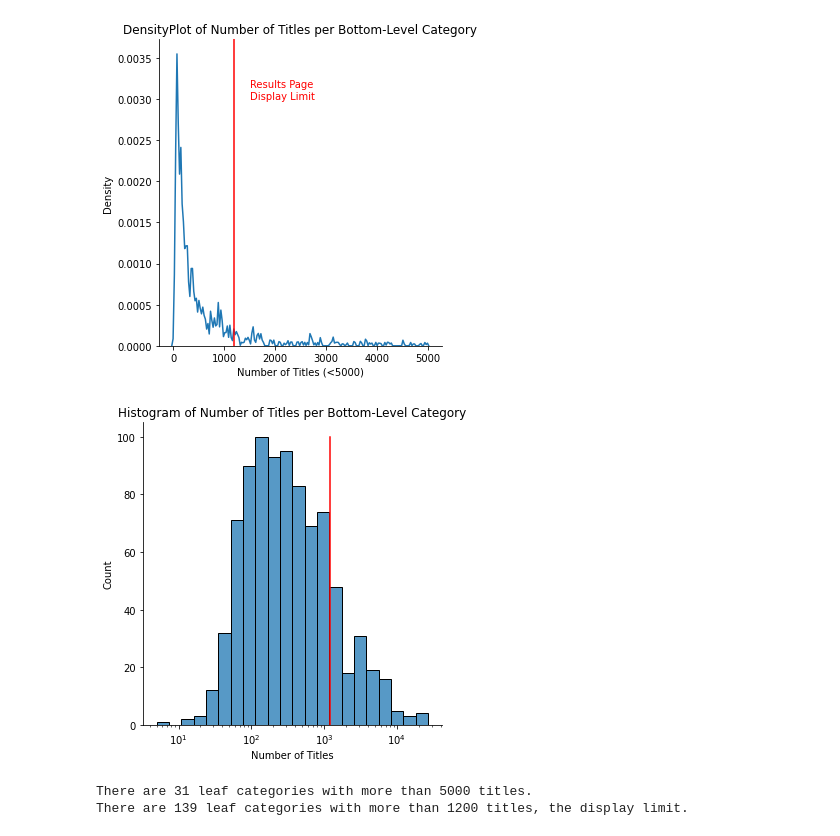
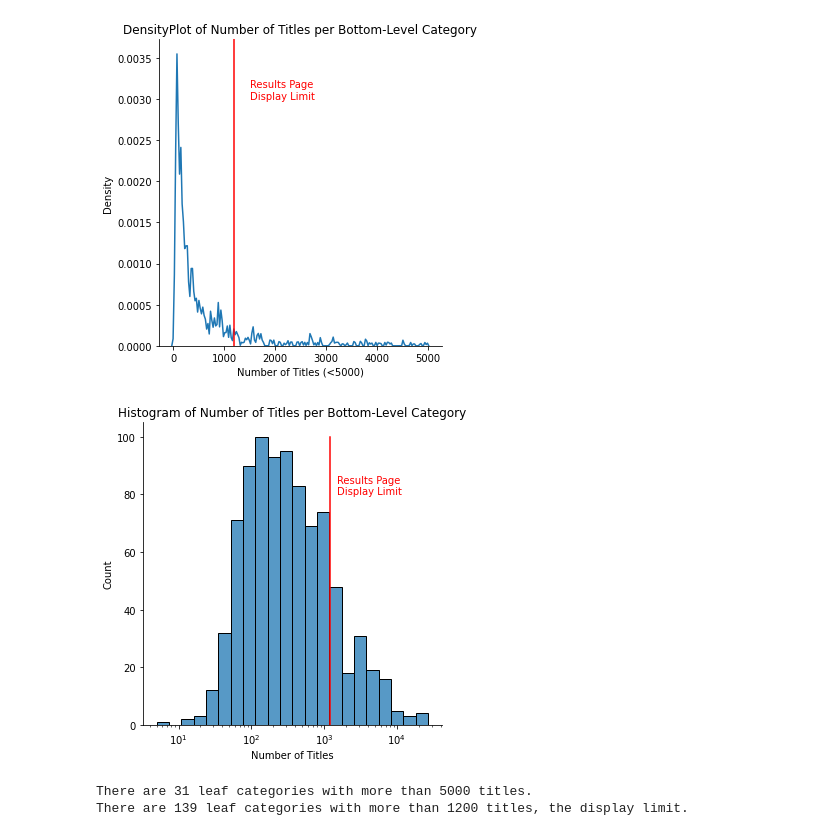
Before and after one commit to jwelch1123/finding_the_tree_in_the_forest, a Jupyter notebook: Data_Analysis.ipynb, the cells around one changed output. Cells and saved outputs as stored; diff of their text form; code cells hidden in the pictures.

```diff
--- a/Data_Analysis.ipynb
+++ b/Data_Analysis.ipynb
@@ -135,20 +136,20 @@ plt.savefig("./graphics/density_leafs.png", bbox_inches = 'tight')
 # %%
 data2 = cat_data[cat_data['leaf_flag']==True]['category_numb_title']
 plot = sns.displot(data2,log_scale = True)
 
 plot.set_axis_labels("Number of Titles")
 plt.title("Histogram of Number of Titles per Bottom-Level Category")
 plt.axvline(1200, 0, 0.95, color = 'r')
-#plt.text(x=1500, y=200, s= "Results Page \nDisplay Limit", color = 'r')
+plt.text(x=1500, y=80, s= "Results Page \nDisplay Limit", color = 'r')
 
 #plt.text(x=2000, y=60, s= "31 Categoires with more than 5000 titles", color = 'k')
 #plt.text(x=2000, y=50, s= "139 Categoires with more than 1200 titles", color = 'k')
 
 
 plt.show()
 #plt.savefig("./graphics/hist_log_leafs.png", bbox_inches = 'tight')
 # %% [output]
-[figure, old version]
+[figure, new version]
 # %%
 large_leafs = cat_data[(cat_data['leaf_flag']==True) &  (cat_data['category_numb_title'] >5000)]['category_numb_title']
 print("There are {} leaf categories with more than 5000 titles.".format(len(large_leafs)))
```
Also changed, not shown: parts of 34 cells of this notebook, 9 other files.
